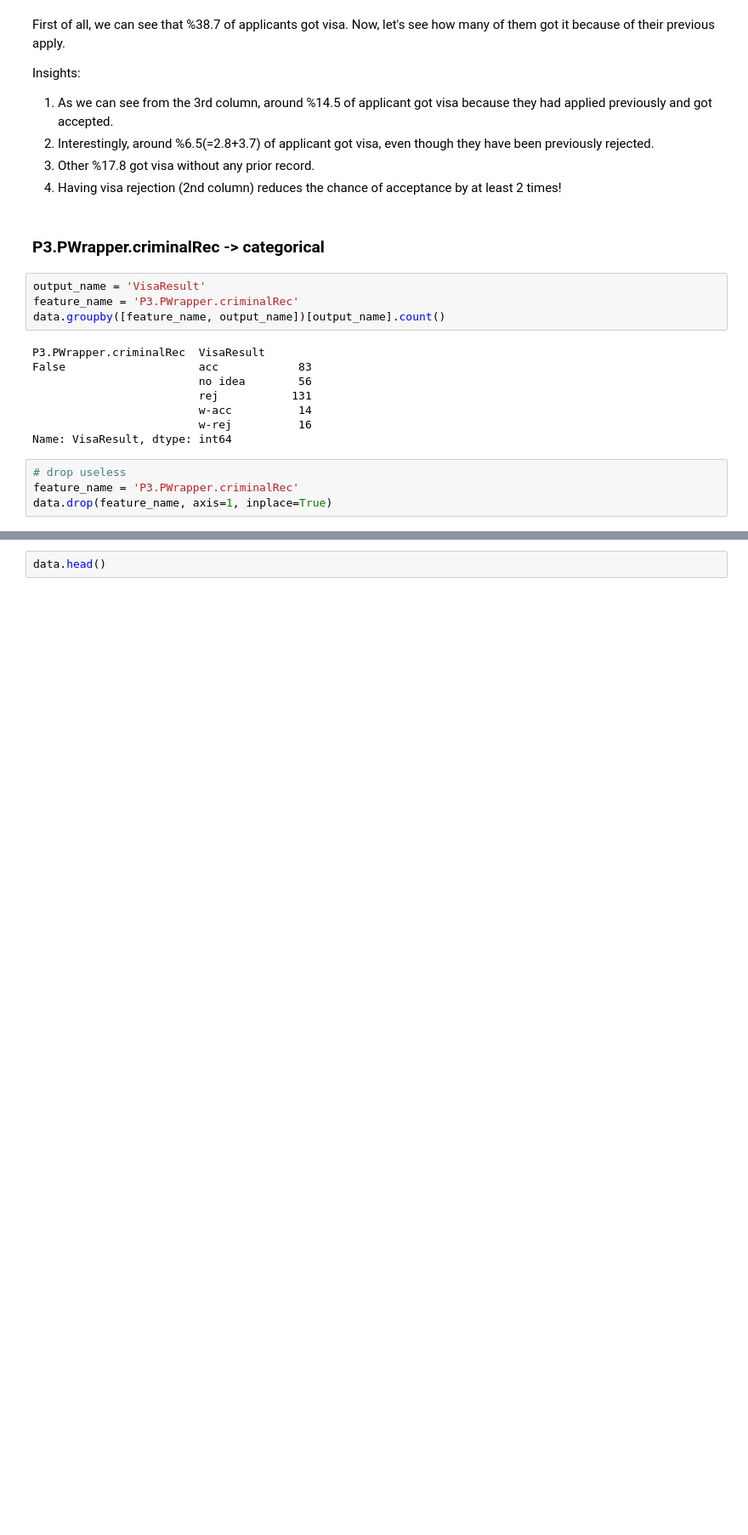
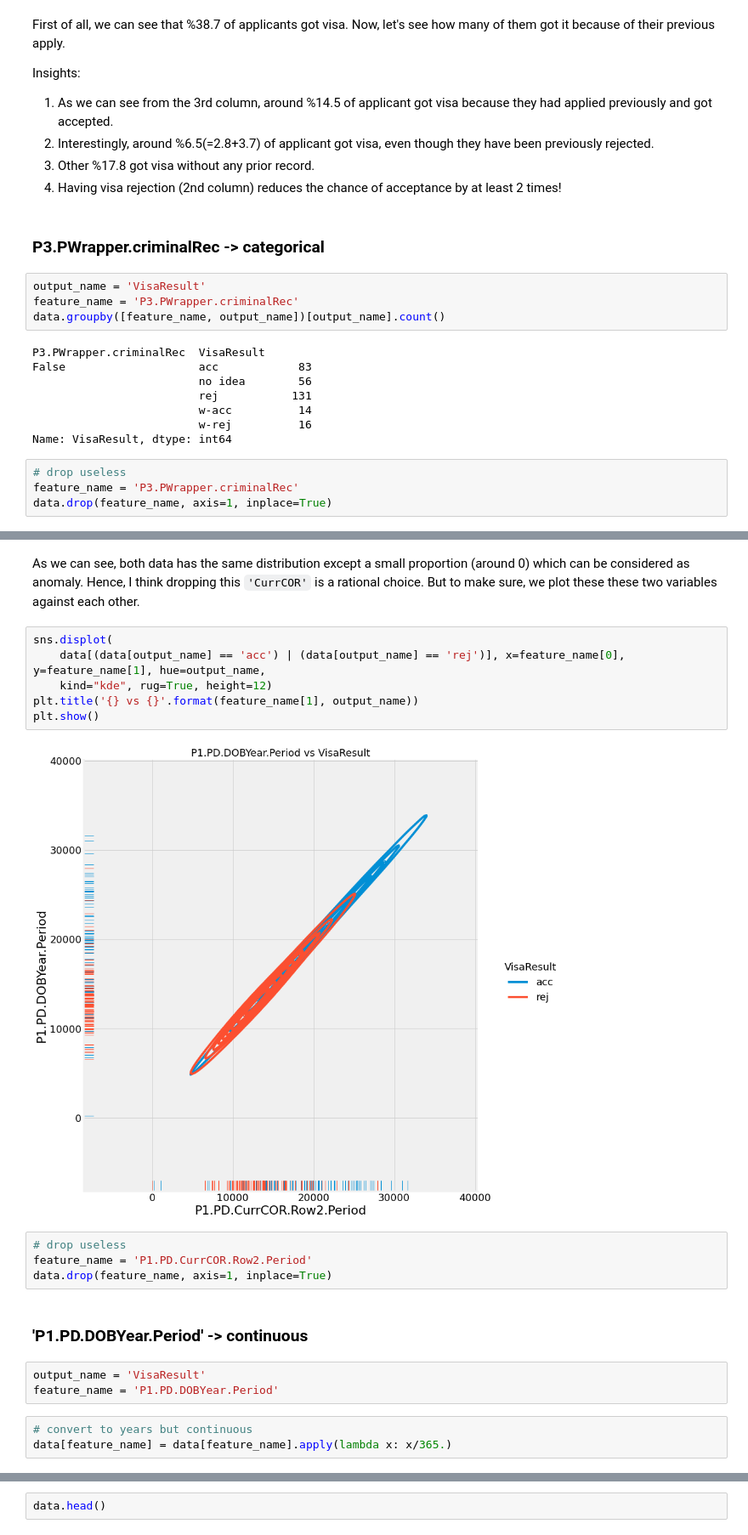
Before and after one commit to Nikronic/visaland-visa-form-utility, a Jupyter notebook: notebooks/data_exploration_dev.ipynb, the cells around one changed output, grey strips where cells are left out. Shown at 85% size. Cells and saved outputs as stored; diff of their text form; blank space fills up the shorter version.

```diff
--- a/notebooks/data_exploration_dev.ipynb
+++ b/notebooks/data_exploration_dev.ipynb
@@ -2003,0 +2116,22 @@ data.drop(feature_name, axis=1, inplace=True)
+# %% [markdown]
+As we can see, both data has the same distribution except a small proportion (around 0) which can be considered as anomaly. Hence, I think dropping this `'CurrCOR'` is a rational choice. But to make sure, we plot these these two variables against each other.
+# %%
+sns.displot(
+    data[(data[output_name] == 'acc') | (data[output_name] == 'rej')], x=feature_name[0], y=feature_name[1], hue=output_name,
+    kind="kde", rug=True, height=12)
+plt.title('{} vs {}'.format(feature_name[1], output_name))
+plt.show()
+# %% [output]
+[figure, added]
+# %%
+# drop useless
+feature_name = 'P1.PD.CurrCOR.Row2.Period'
+data.drop(feature_name, axis=1, inplace=True)
+# %% [markdown]
+### 'P1.PD.DOBYear.Period' -> continuous
+# %%
+output_name = 'VisaResult'
+feature_name = 'P1.PD.DOBYear.Period'
+# %%
+# convert to years but continuous
+data[feature_name] = data[feature_name].apply(lambda x: x/365.)
```
Also changed, not shown: parts of 36 cells of this notebook.
